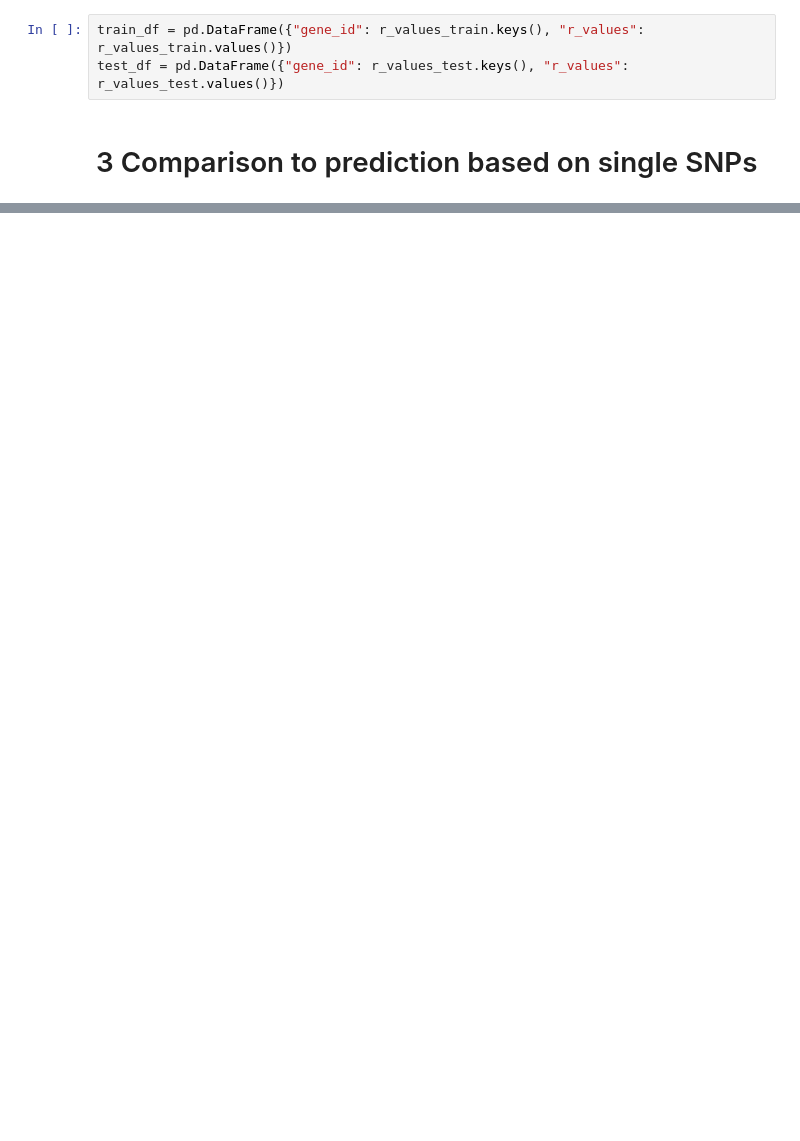
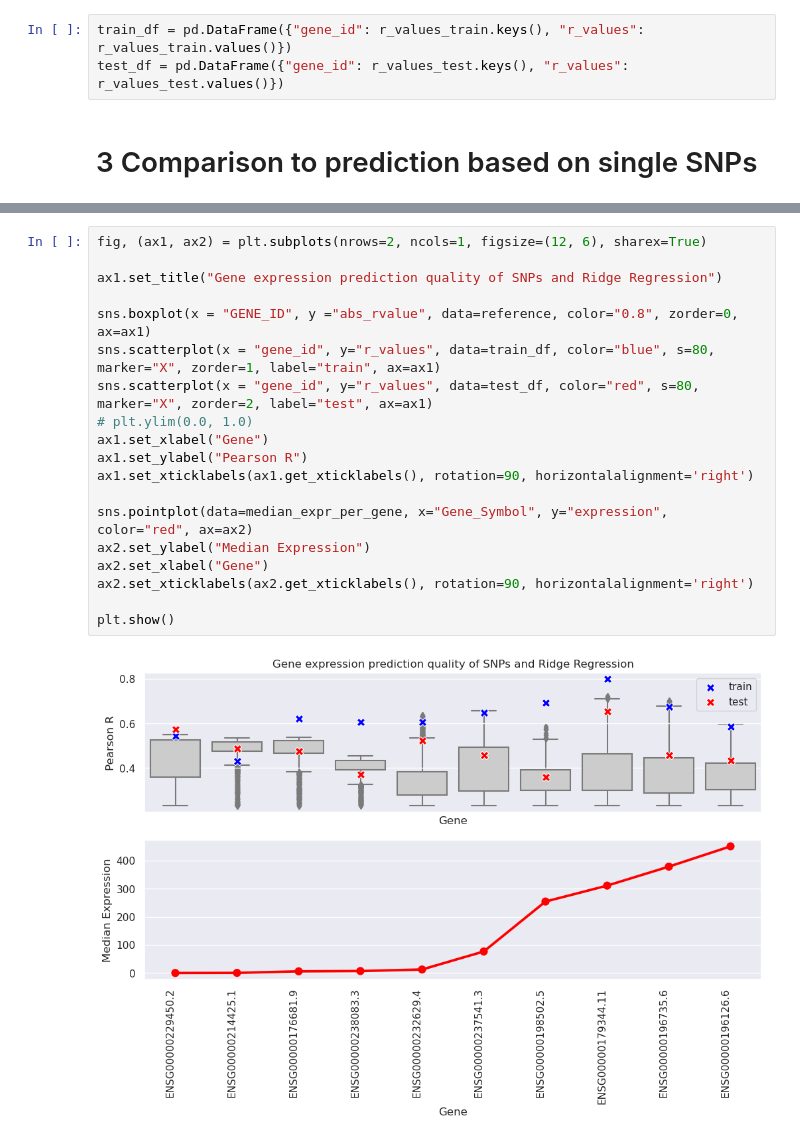
Before and after one commit to SarahOuologuem/lm-eqtl, a Jupyter notebook: expression_prediction_Ridge.ipynb, the cells around one changed output, grey strips where cells are left out. Saved outputs shown, nothing was run; the diff lists cells and outputs as text; blank space fills up the shorter version.

```diff
--- a/expression_prediction_Ridge.ipynb
+++ b/expression_prediction_Ridge.ipynb
@@ -221,0 +242,21 @@ plt.show()
+# %%
+fig, (ax1, ax2) = plt.subplots(nrows=2, ncols=1, figsize=(12, 6), sharex=True)
+
+ax1.set_title("Gene expression prediction quality of SNPs and Ridge Regression")
+
+sns.boxplot(x = "GENE_ID", y ="abs_rvalue", data=reference, color="0.8", zorder=0, ax=ax1)
+sns.scatterplot(x = "gene_id", y="r_values", data=train_df, color="blue", s=80, marker="X", zorder=1, label="train", ax=ax1)
+sns.scatterplot(x = "gene_id", y="r_values", data=test_df, color="red", s=80, marker="X", zorder=2, label="test", ax=ax1)
+# plt.ylim(0.0, 1.0)
+ax1.set_xlabel("Gene")
+ax1.set_ylabel("Pearson R")
+ax1.set_xticklabels(ax1.get_xticklabels(), rotation=90, horizontalalignment='right')
+
+sns.pointplot(data=median_expr_per_gene, x="Gene_Symbol", y="expression", color="red", ax=ax2)
+ax2.set_ylabel("Median Expression")
+ax2.set_xlabel("Gene")
+ax2.set_xticklabels(ax2.get_xticklabels(), rotation=90, horizontalalignment='right')
+
+plt.show()
+# %% [output]
+[figure, added]
```
Also changed, not shown: parts of 11 cells of this notebook, 3 other files.
